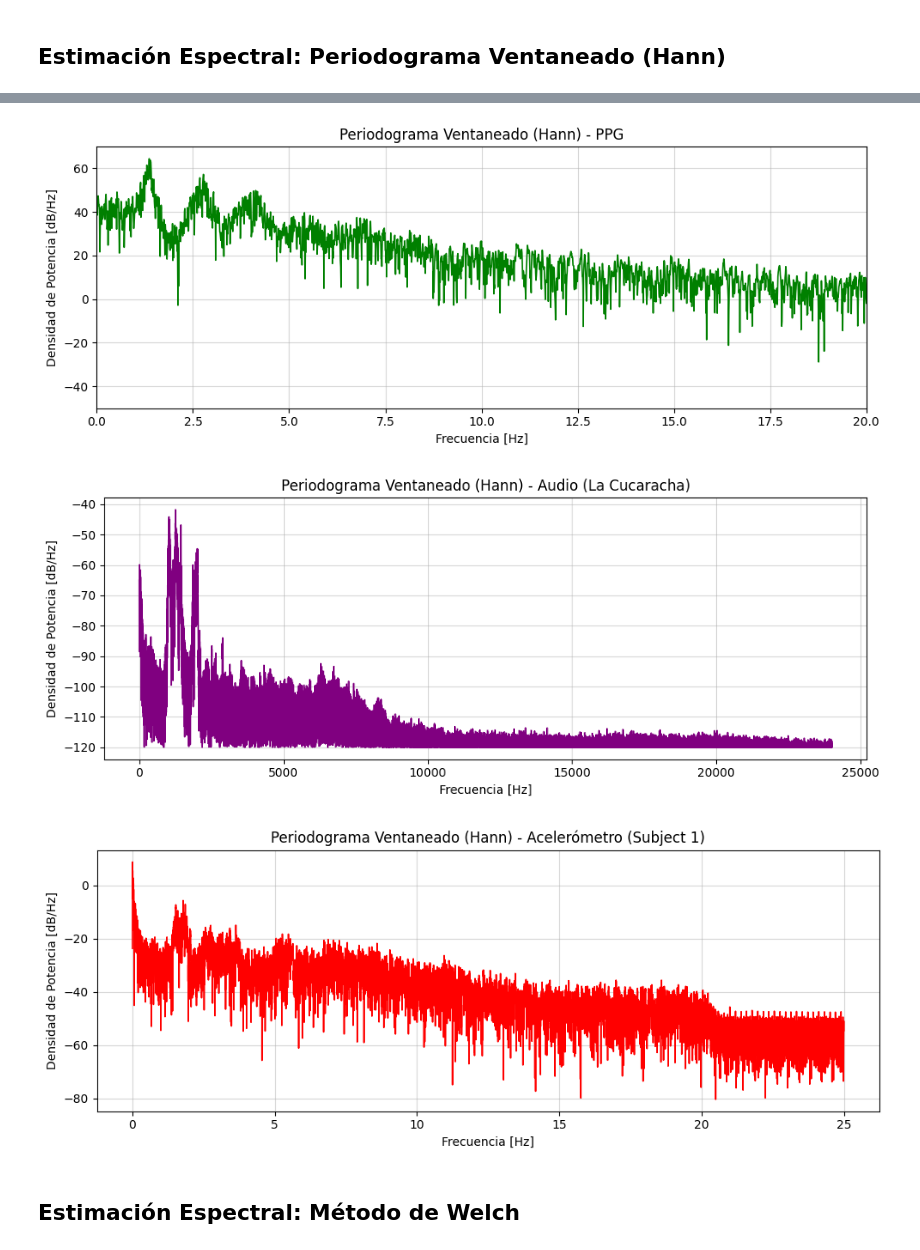
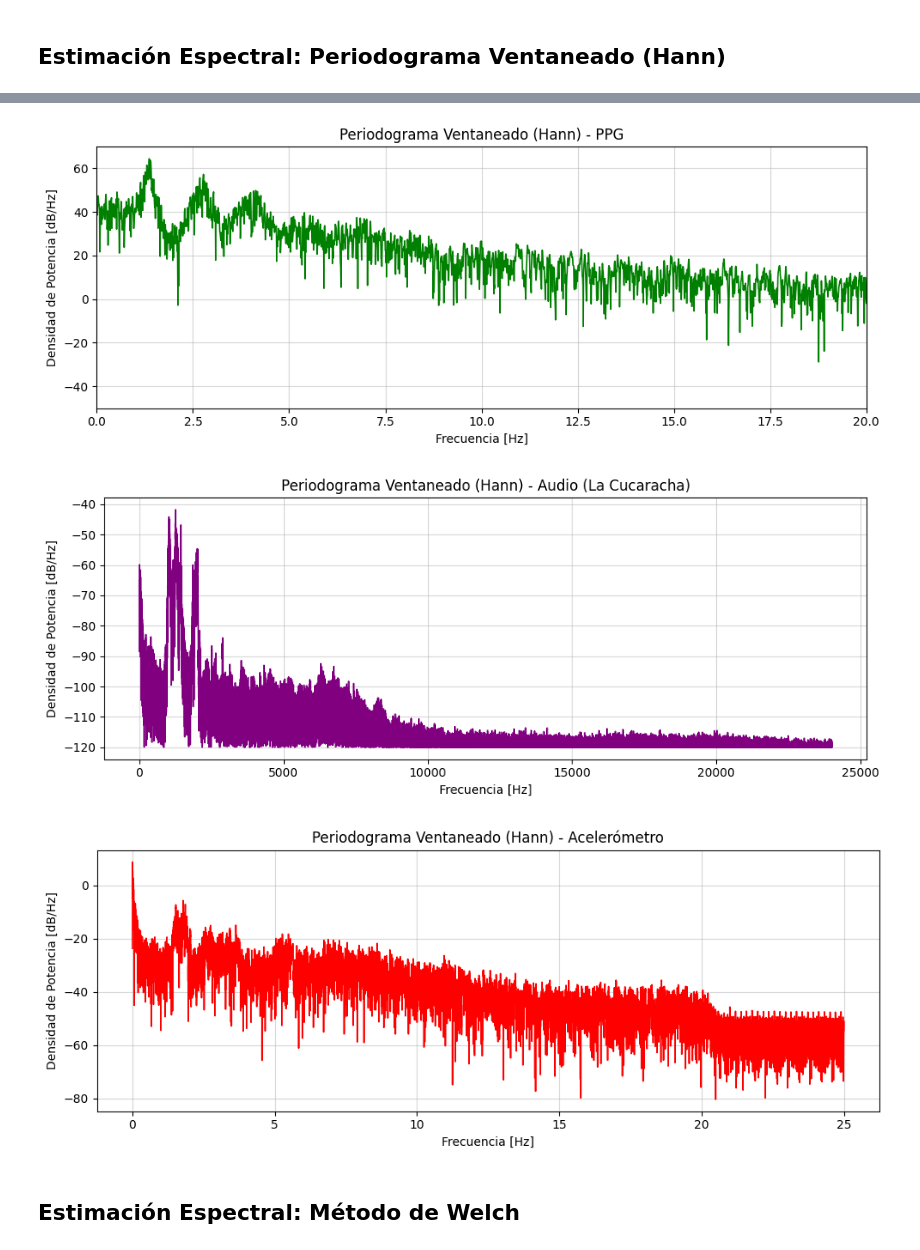
Before and after one commit to julian-zatloukal/Trabajo-Semanal-PDS, a Jupyter notebook: TS6/main.ipynb, the cells around one changed output, grey strips where cells are left out. Cells and saved outputs as stored; diff of their text form; code cells hidden in the pictures.

```diff
--- a/TS6/main.ipynb
+++ b/TS6/main.ipynb
@@ -117,35 +118,35 @@ plt.show()
 plt.figure(figsize=(10, 4))
 plt.plot(f_ppg, 10 * np.log10(psd_ppg + 1e-12), color='green', lw=1.2)
 plt.title('Periodograma Ventaneado (Hann) - PPG')
 plt.xlabel('Frecuencia [Hz]')
 plt.ylabel('Densidad de Potencia [dB/Hz]')
 plt.xlim(0, 20)
 plt.grid(True, alpha=0.5)
 plt.tight_layout()
 plt.show()
 
 plt.figure(figsize=(10, 4))
 plt.plot(f_audio, 10 * np.log10(psd_audio + 1e-12), color='purple', lw=1.2)
 plt.title('Periodograma Ventaneado (Hann) - Audio (La Cucaracha)')
 plt.xlabel('Frecuencia [Hz]')
 plt.ylabel('Densidad de Potencia [dB/Hz]')
 plt.grid(True, alpha=0.5)
 plt.tight_layout()
 plt.show()
 
 plt.figure(figsize=(10, 4))
 plt.plot(f_acc, 10 * np.log10(psd_acc + 1e-12), color='red', lw=1.2)
-plt.title('Periodograma Ventaneado (Hann) - Acelerómetro (Subject 1)')
+plt.title('Periodograma Ventaneado (Hann) - Acelerómetro')
 plt.xlabel('Frecuencia [Hz]')
 plt.ylabel('Densidad de Potencia [dB/Hz]')
 plt.grid(True, alpha=0.5)
 plt.tight_layout()
 plt.show()
 # %% [output]
 [figure]
 [figure]
 [figure]
-[figure, old version]
+[figure, new version]
 # %% [markdown]
 ## Estimación Espectral: Método de Welch
 # %%
```
Also changed, not shown: parts of 5 cells of this notebook, 3 other files.
